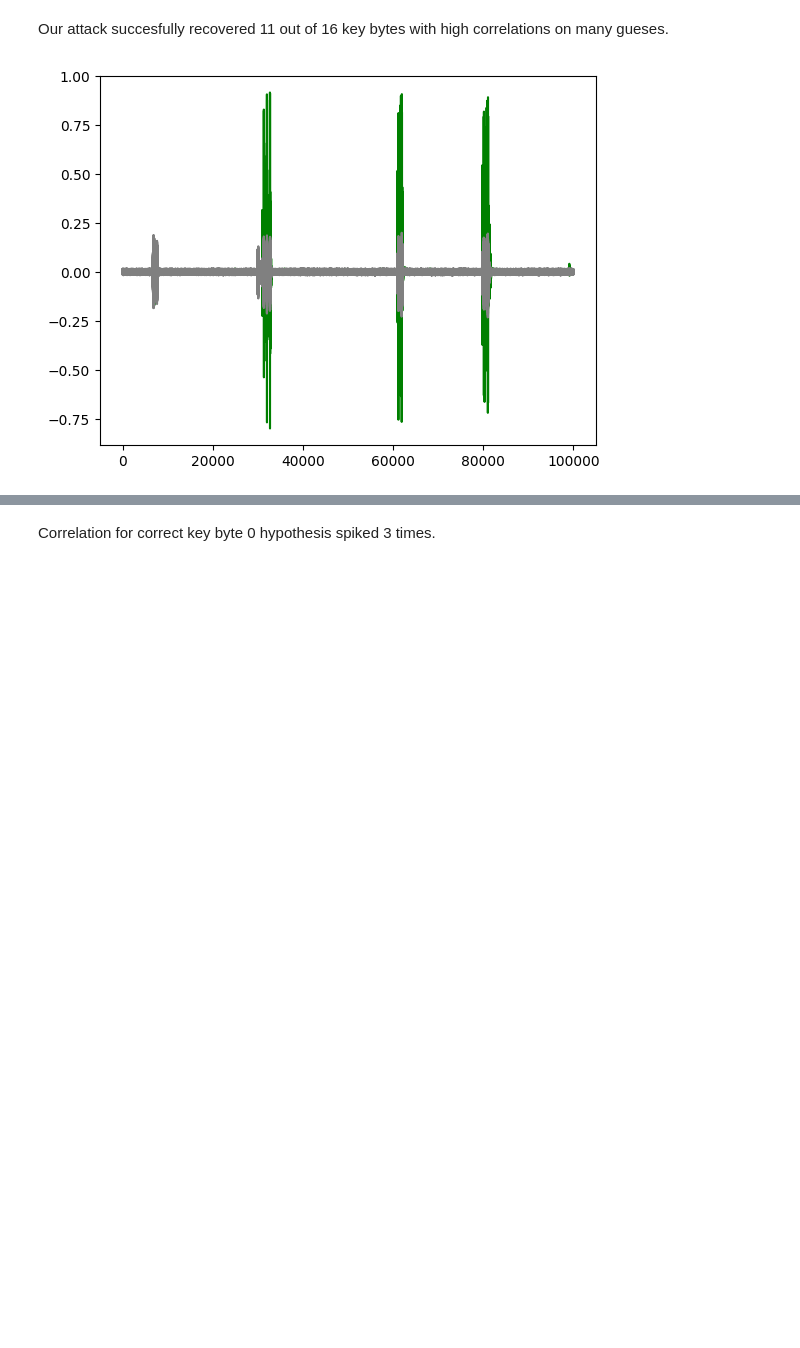
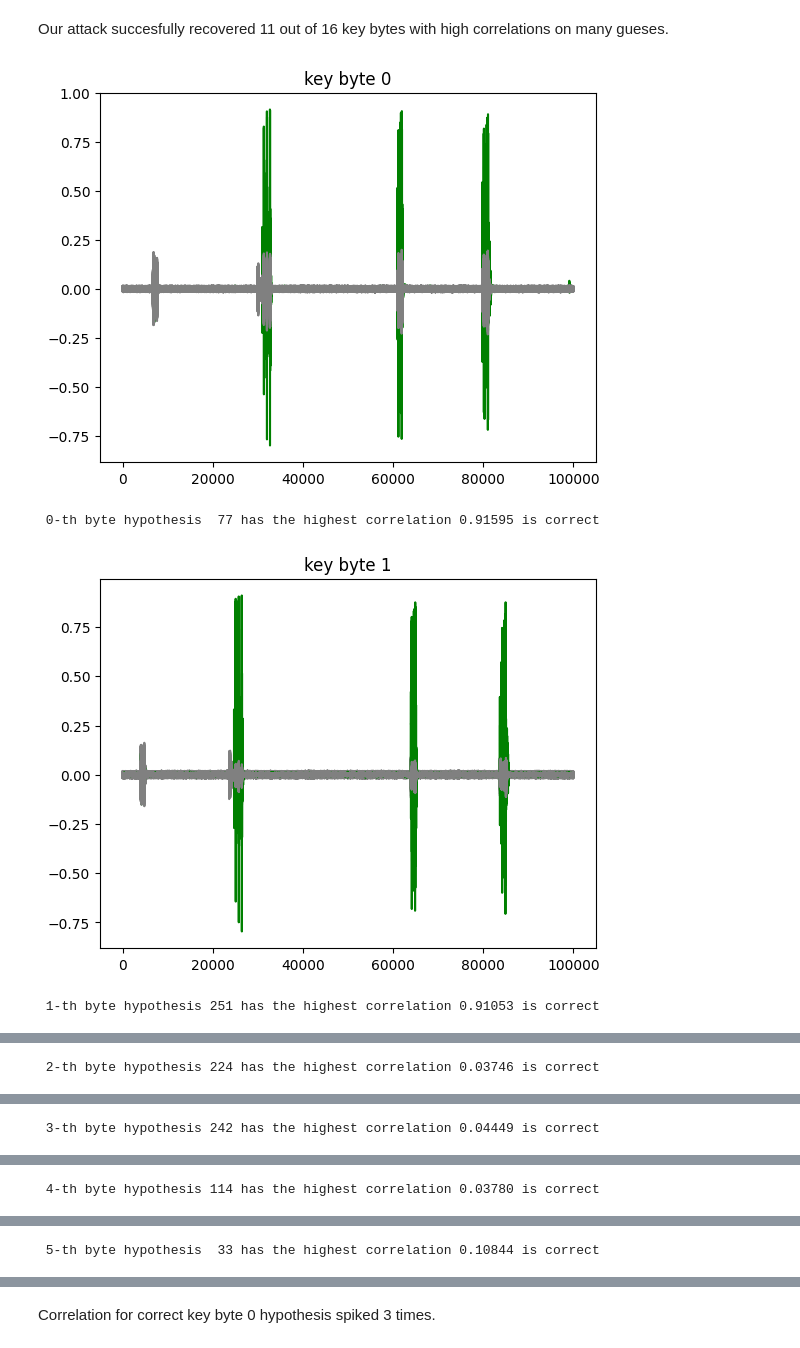
Before and after one commit to paba16/CPA-public-datasets, a Jupyter notebook: ascad.ipynb, the cells around one changed output, grey strips where cells are left out. Cells and saved outputs as stored; diff of their text form; code cells hidden in the pictures; blank space fills up the shorter version.

```diff
--- a/ascad.ipynb
+++ b/ascad.ipynb
@@ -170,6 +167,6 @@ def check_byte(byte_index, correct_key):
     else:
         print(f"; key is {correct_key:3} with {hypo_max_correlation[byte_index][correct_key]:.5f}")
 # %%
-for i in range(16):
-    check_byte(i, key_hypothesis[0, i])
+for byte in range(16):
+    check_byte(byte, key[0, byte])
 # %% [output]
@@ -193,7 +190,7 @@ for i in range(16):
 Our attack succesfully recovered 11 out of 16 key bytes with high correlations on many gueses.
 # %%
 def graph_correlation(byte_index):
-    correct_key_byte = key_hypothesis[0, byte_index]
+    correct_key_byte = key[0, byte_index]
     array = corrs[byte_index]
     for i in range(256):
         if i == correct_key_byte:
@@ -201,7 +198,14 @@ def graph_correlation(byte_index):
         else:
             color = "gray"
         plt.plot(array[i], color=color)
+    plt.title(f"key byte {byte_index}")
+    plt.show()
-# %%
-graph_correlation(0)
-# %% [output]
-[figure, removed]
+# %%
+for byte in range(16):
+    graph_correlation(byte)
+    check_byte(byte, key[0, byte])
+# %% [output]
+[figure, added]
+ 0-th byte hypothesis  77 has the highest correlation 0.91595 is correct
+[figure, added]
+ 1-th byte hypothesis 251 has the highest correlation 0.91053 is correct
@@ -207,0 +213 @@ graph_correlation(0)
+ 2-th byte hypothesis 224 has the highest correlation 0.03746 is correct
@@ -207,0 +215 @@ graph_correlation(0)
+ 3-th byte hypothesis 242 has the highest correlation 0.04449 is correct
@@ -207,0 +217 @@ graph_correlation(0)
+ 4-th byte hypothesis 114 has the highest correlation 0.03780 is correct
@@ -207,0 +219 @@ graph_correlation(0)
+ 5-th byte hypothesis  33 has the highest correlation 0.10844 is correct
```
Also changed, not shown: parts of 8 cells of this notebook, 1 other file.
